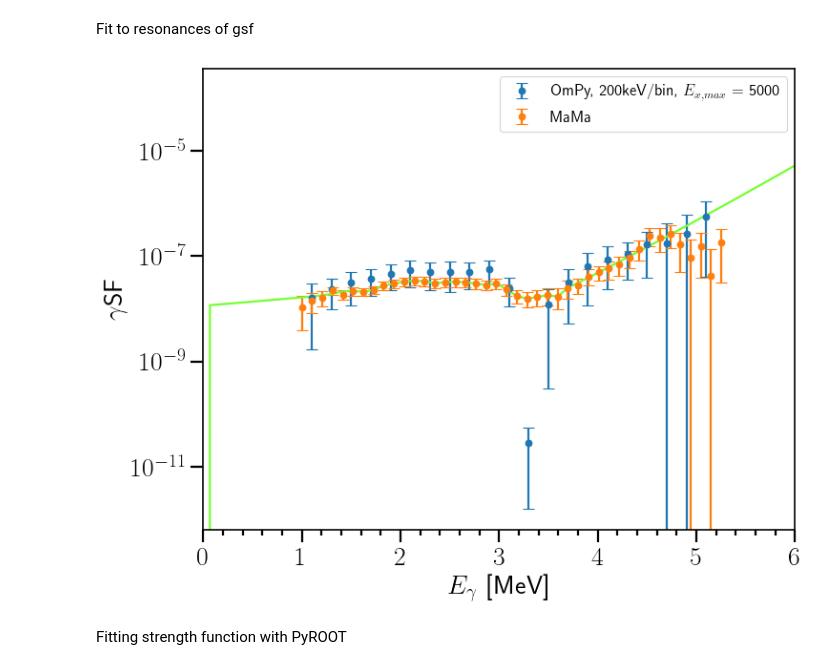
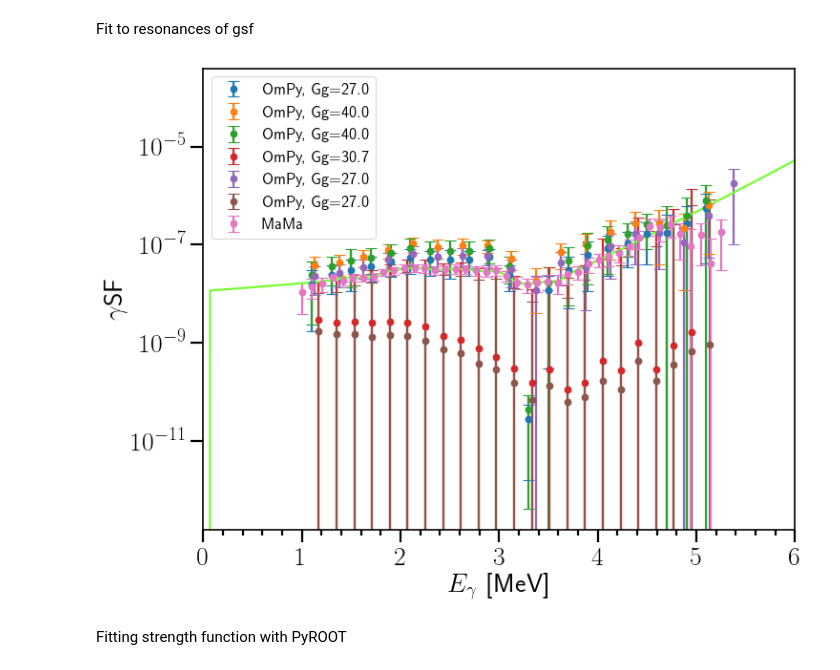
Before and after one commit to tellefs/MasterThesis, a Jupyter notebook: plotting/analysis_plots.ipynb, the cells around one changed output. Saved outputs shown, nothing was run; the diff lists cells and outputs as text; code cells hidden in the pictures.

Commit message:
added new ompy run

```diff
--- a/plotting/analysis_plots.ipynb
+++ b/plotting/analysis_plots.ipynb
@@ -129,17 +131,25 @@ Import $\gamma$SF and NLD from OmPy
 def read_ompy(datetime):
     """
     Read data from read_write_ompy() function in OmPy analysis.
+    as well as parameters from the README.txt file
+
+    Values stored in value_array:
+    value_array = [energy_gsf, gsf_median, gsf_error,
+                    energy_nld, nld_median, nld_error,
+                    keV_per_bin, Ex_min, Ex_max, Eg_min,
+                    Eg_max, Gg, Gg_err, rhoSn, rhoSn_err]
     """
     path = '../analysis/OmPy/normalized_data/U233_2021-'+datetime+'/data_for_analysis.csv'
     dataFrame = pd.read_csv(path)
 
-    energy_gsf = dataFrame.iloc[:,1]
-    gsf_median = dataFrame.iloc[:,2]
-    gsf_error = dataFrame.iloc[:,3]
-    energy_nld = dataFrame.iloc[:,4]
-    nld_median = dataFrame.iloc[:,5]
-    nld_error = dataFrame.iloc[:,6]
-    return energy_gsf, gsf_median, gsf_error, energy_nld, nld_median, nld_error
+    #energy_gsf = dataFrame.iloc[:,1]
+    #gsf_median = dataFrame.iloc[:,2]
+    #gsf_error = dataFrame.iloc[:,3]
+    #energy_nld = dataFrame.iloc[:,4]
+    #nld_median = dataFrame.iloc[:,5]
+    #nld_error = dataFrame.iloc[:,6]
+
+    return dataFrame
 # %% [markdown]
 Import and convert experimental data from EXFOR
 # %%
@@ -433,30 +443,34 @@ def FitPygmy(x, par):
 # %%
 fig, ax = plt.subplots()
 
 
 #extract ompy data via function above
-datetime = '01-21_12:12:50'
-energy_gsf_ompy, gsf_ompy_median, gsf_ompy_error, energy_nld_ompy, nld_ompy_median, nld_ompy_error = read_ompy(datetime)
-ax.errorbar(x=energy_gsf_ompy, y=gsf_ompy_median, yerr=gsf_ompy_error, marker='o', linestyle='', label='OmPy, 200keV/bin, $E_{x, max}$ = 5000')
+datetimes = ['01-21_12:12:50', '01-22_07:24:58', '01-22_08:51:06', '01-21_13:54:39', '01-21_23:16:09', '01-21_10:50:52']
+for timestamp in datetimes:
+    ompyDataFrame = read_ompy(timestamp)
+    ax.errorbar(x=ompyDataFrame.iloc[:,10], y=ompyDataFrame.iloc[:,11], yerr=ompyDataFrame.iloc[:,12], marker='o', linestyle='', label='OmPy, Gg=%.1f'%ompyDataFrame.iloc[:,6][0])
+
+
+
 
 #mama-analysis
 ax.errorbar(x=energy_gsf_om, y=gsf_om, yerr=gsf_om_error, marker='o', linestyle='', label='MaMa')
 
 #extrapolation from mama-analysis
 plt.plot(energy_gsf_extrapolation[:80], gsf_extrapolation[:80], color="#75FF33")
 
 #ax.set_ylim(1e-9, 1e-6)
 ax.set_xlim(0, 6)
 ax.set_yscale('log')
 ax.yaxis.set_minor_locator(AutoMinorLocator())
 ax.xaxis.set_minor_locator(AutoMinorLocator())
 ax.set_xlabel('$E_\gamma$  [MeV]')
 ax.set_ylabel('$\gamma$SF')
 ax.legend(fontsize=15)
 
 fig.show()
 # %% [output]
-[figure, old version]
+[figure, new version]
 # %% [markdown]
 Fitting strength function with PyROOT
 # %%
```
Also changed, not shown: parts of 5 cells of this notebook, 8 other files.
